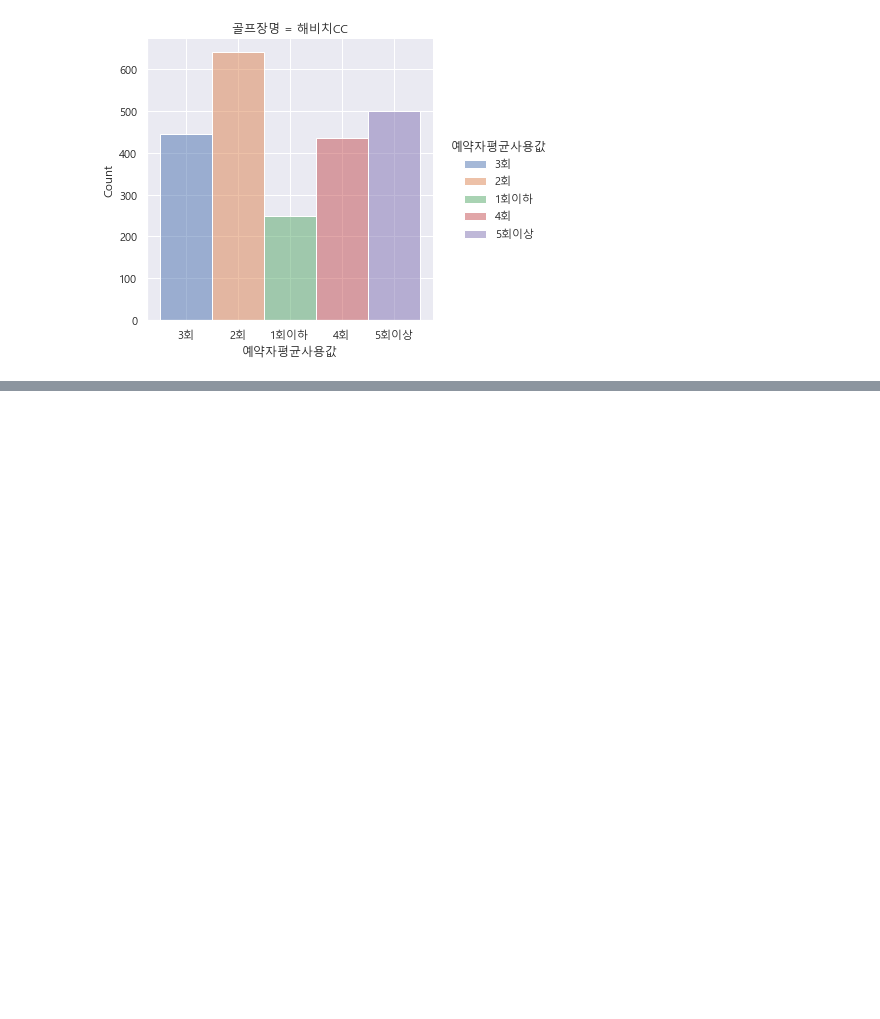
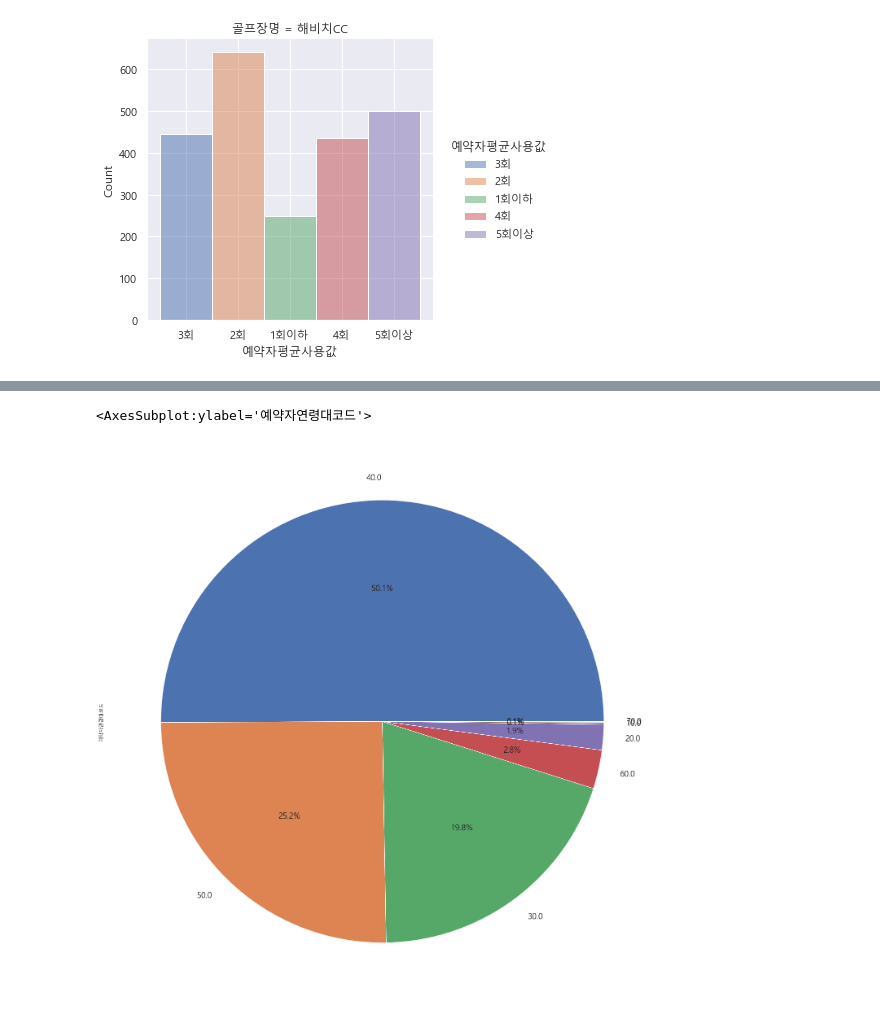
Before and after one commit to minwooking/Next_Ez_Training, a Jupyter notebook: golf10_seaborn.ipynb, the cells around one changed output, grey strips where cells are left out. Drawn from its saved outputs; the diff is of its cells as text; code cells hidden in the pictures; blank space fills up the shorter version.

```diff
--- a/golf10_seaborn.ipynb
+++ b/golf10_seaborn.ipynb
@@ -325,0 +342,5 @@ sns.displot(data=df[df.골프장명 == '해비치CC'], x="예약자평균사용
+# %%
+df[df.골프장명=='해비치CC'].예약자연령대코드.value_counts().plot.pie(fontsize=20,autopct='%.1f%%')
+# %% [output]
+<AxesSubplot:ylabel='예약자연령대코드'>
+[figure, added]
```
Also changed, not shown: parts of 2 cells of this notebook, 2 other files.
